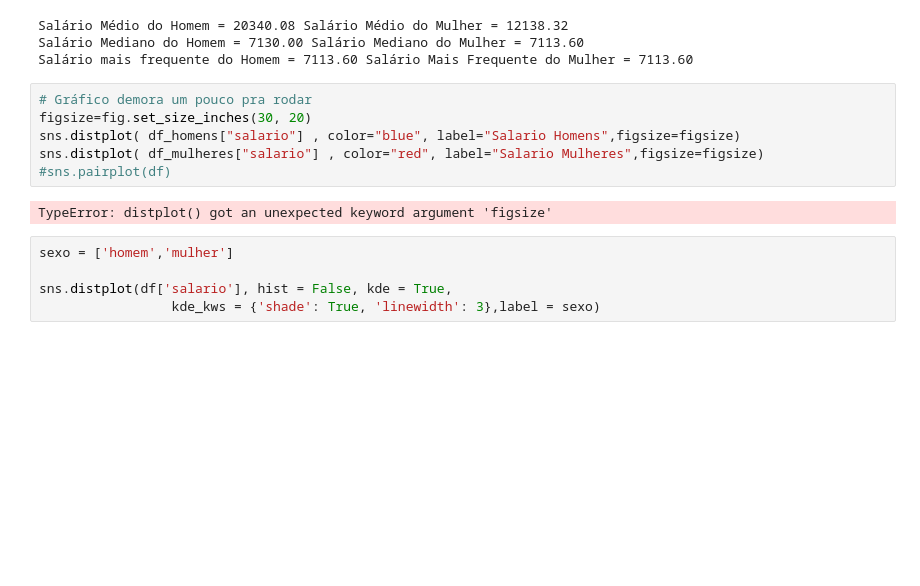
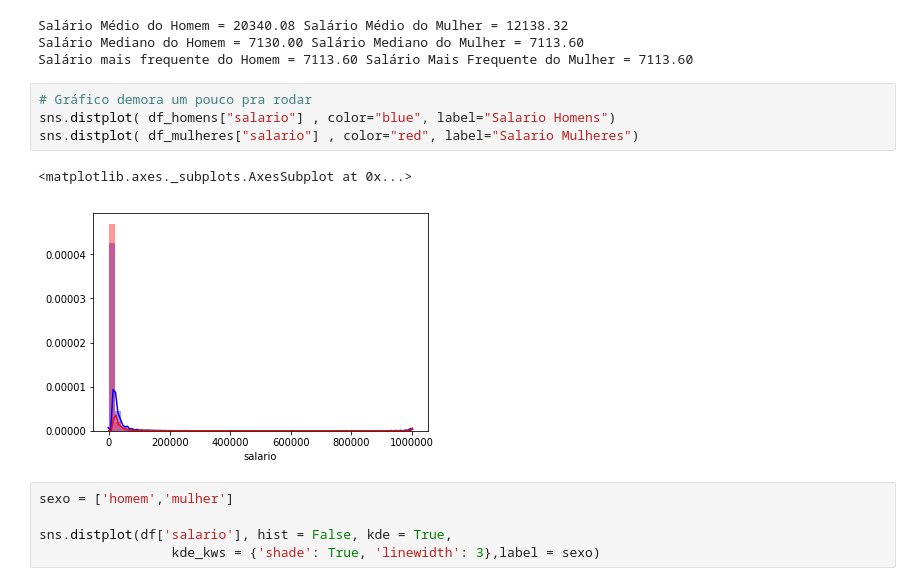
Before and after one commit to sn3fru/datascience_course, a Jupyter notebook: 1-analise-exploratória-basica/01-lendo-dados-e-medidas-centralidade/aula1.ipynb, the cells around one changed output. Cells and saved outputs as stored; diff of their text form; blank space fills up the shorter version.

```diff
--- a/1-analise-exploratória-basica/01-lendo-dados-e-medidas-centralidade/aula1.ipynb
+++ b/1-analise-exploratória-basica/01-lendo-dados-e-medidas-centralidade/aula1.ipynb
@@ -292,12 +292,11 @@ Salário Mediano do Homem = 7130.00 Salário Mediano do Mulher = 7113.60
 Salário mais frequente do Homem = 7113.60 Salário Mais Frequente do Mulher = 7113.60
 # %%
 # Gráfico demora um pouco pra rodar
-figsize=fig.set_size_inches(30, 20)
-sns.distplot( df_homens["salario"] , color="blue", label="Salario Homens",figsize=figsize)
-sns.distplot( df_mulheres["salario"] , color="red", label="Salario Mulheres",figsize=figsize)
-#sns.pairplot(df)
+sns.distplot( df_homens["salario"] , color="blue", label="Salario Homens")
+sns.distplot( df_mulheres["salario"] , color="red", label="Salario Mulheres")
 # %% [output]
-TypeError: distplot() got an unexpected keyword argument 'figsize'
+<matplotlib.axes._subplots.AxesSubplot at 0x...>
+[figure, added]
 # %%
 sexo = ['homem','mulher']
 
```
Also changed, not shown: 2 other files.
